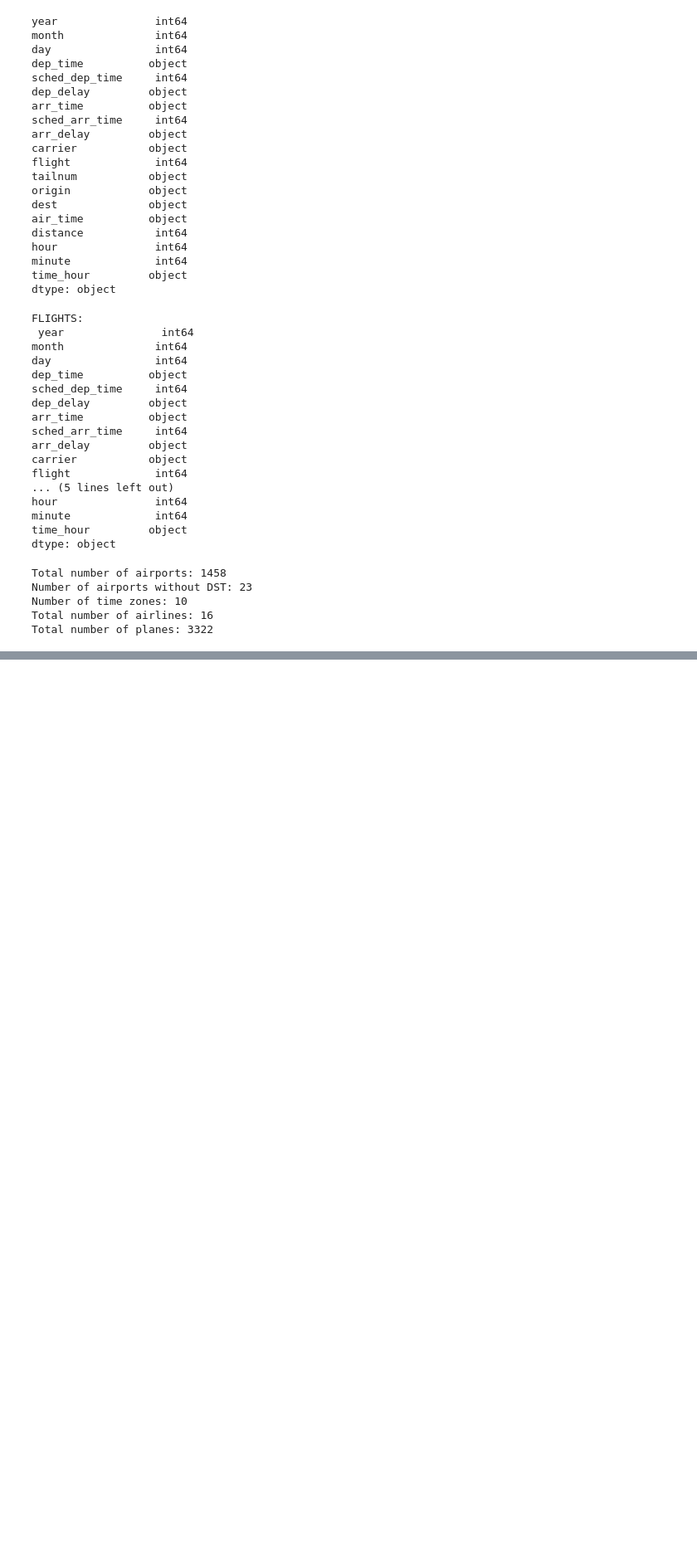
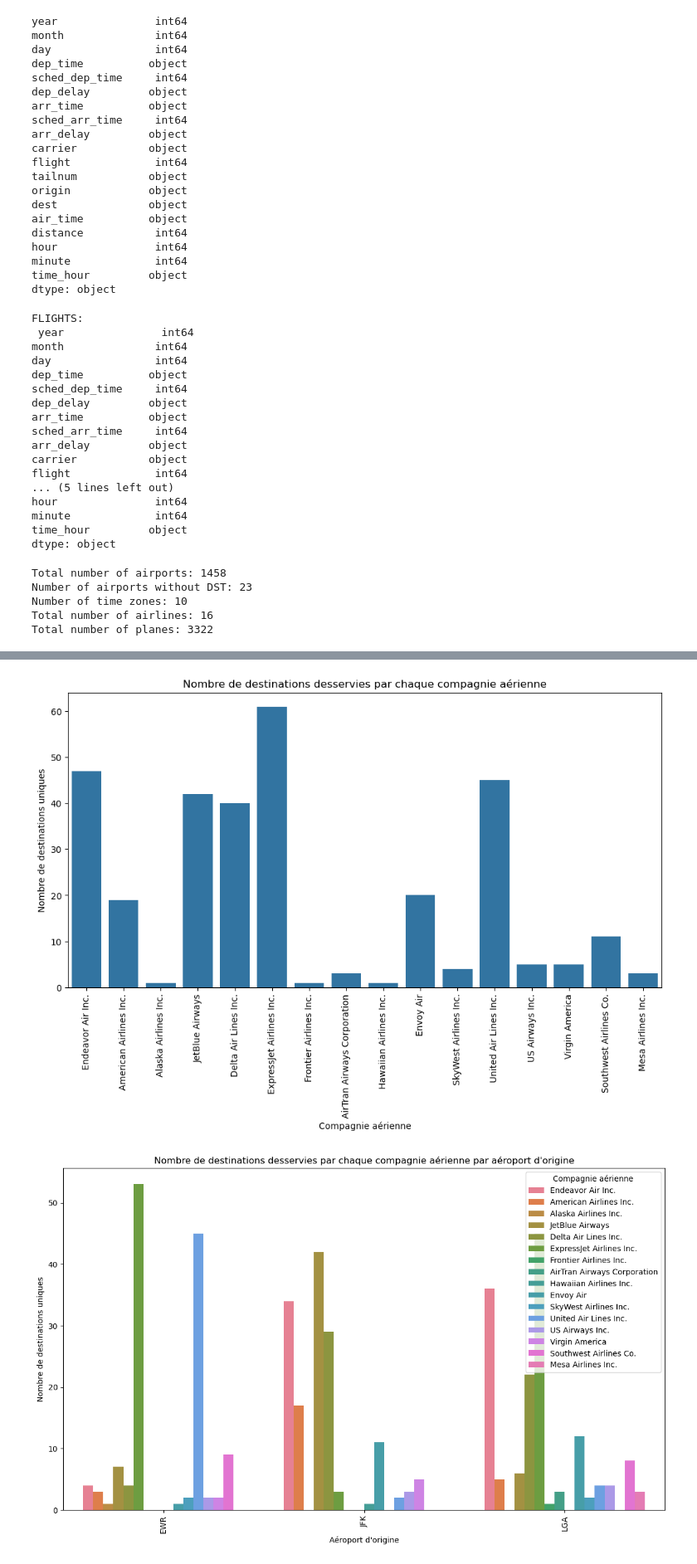
Before and after one commit to Biholo/SQL_AIRPORTS, a Jupyter notebook: tp.ipynb, the cells around one changed output, grey strips where cells are left out. Shown at 83% size. Saved outputs shown, nothing was run; the diff lists cells and outputs as text; code cells hidden in the pictures; blank space fills up the shorter version.

```diff
--- a/tp.ipynb
+++ b/tp.ipynb
@@ -141,0 +166,30 @@ KeyError: 'index'
+# %%
+#q4
+destinations_per_carrier = flights.groupby('carrier')['dest'].nunique().reset_index()
+destinations_per_carrier.columns = ['carrier', 'unique_destinations']
+
+destinations_per_carrier_origin = flights.groupby(['carrier', 'origin'])['dest'].nunique().reset_index()
+destinations_per_carrier_origin.columns = ['carrier', 'origin', 'unique_destinations']
+
+destinations_per_carrier = destinations_per_carrier.merge(airlines, on='carrier')
+destinations_per_carrier_origin = destinations_per_carrier_origin.merge(airlines, on='carrier')
+
+plt.figure(figsize=(12, 6))
+sns.barplot(data=destinations_per_carrier, x='name', y='unique_destinations')
+plt.xticks(rotation=90)
+plt.title('Nombre de destinations desservies par chaque compagnie aérienne')
+plt.xlabel('Compagnie aérienne')
+plt.ylabel('Nombre de destinations uniques')
+plt.show()
+
+plt.figure(figsize=(14, 8))
+sns.barplot(data=destinations_per_carrier_origin, x='origin', y='unique_destinations', hue='name')
+plt.xticks(rotation=90)
+plt.title('Nombre de destinations desservies par chaque compagnie aérienne par aéroport d\'origine')
+plt.xlabel('Aéroport d\'origine')
+plt.ylabel('Nombre de destinations uniques')
+plt.legend(title='Compagnie aérienne')
+plt.show()
+# %% [output]
+[figure, added]
+[figure, added]
```
Also changed, not shown: parts of 5 cells of this notebook.
